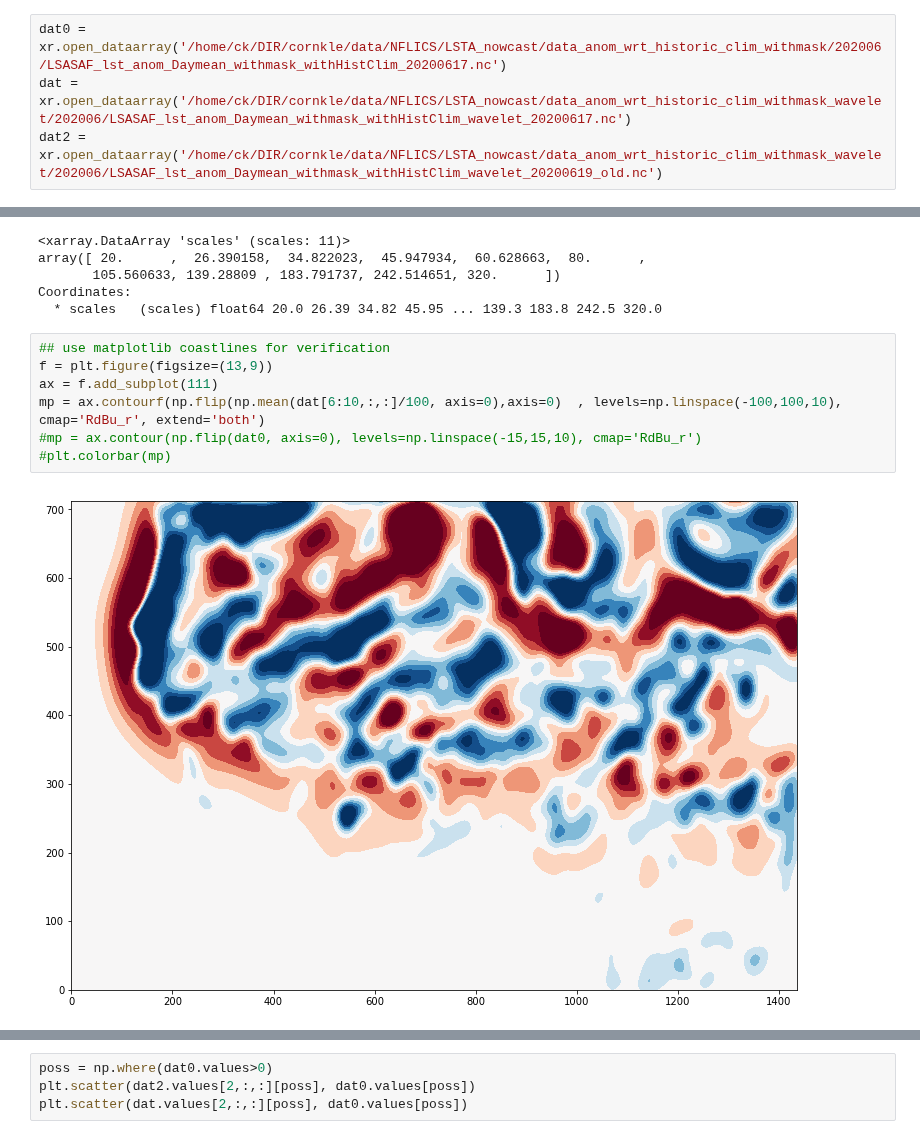
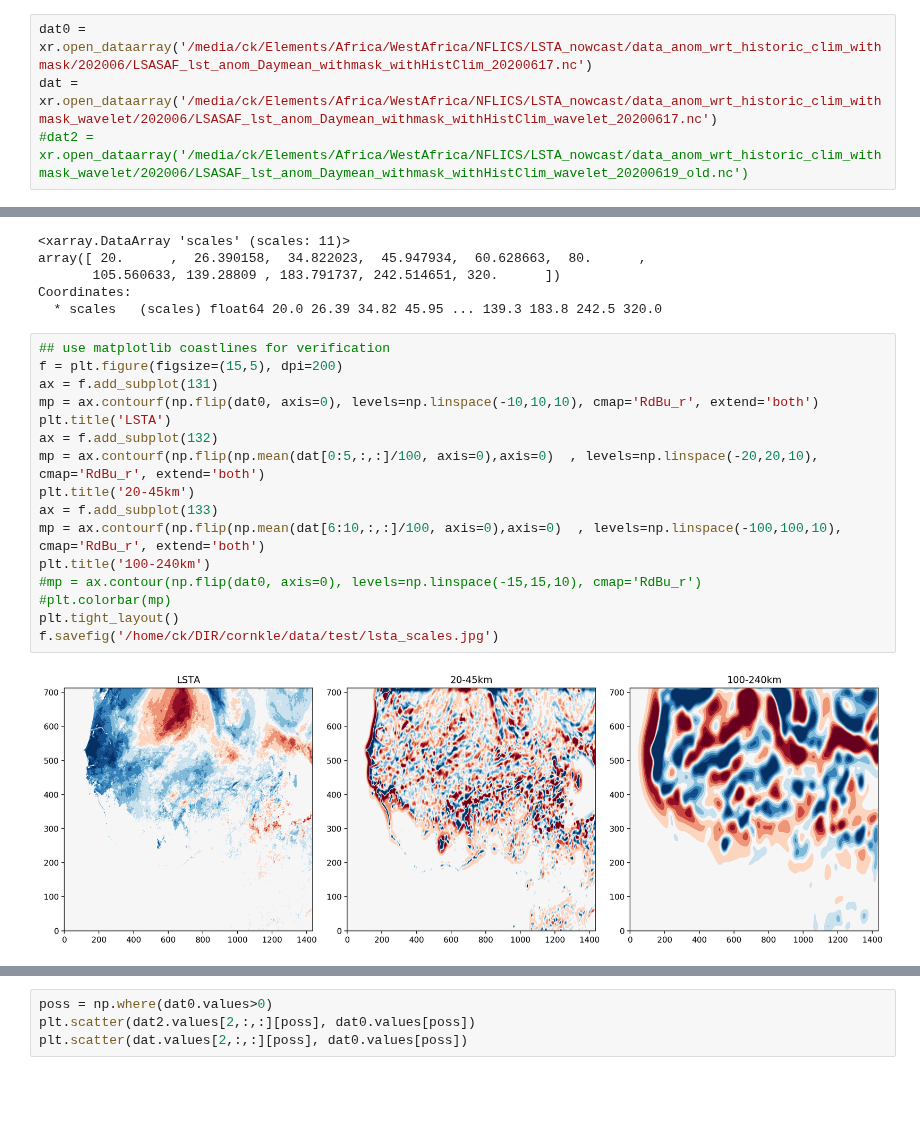
Before and after one commit to cornkle/proj_CEH, a Jupyter notebook: notebooks/NFLICS_nowcastLSTA_wavelet.ipynb, the cells around one changed output, grey strips where cells are left out. Cells and saved outputs as stored; diff of their text form; blank space fills up the shorter version.

```diff
--- a/notebooks/NFLICS_nowcastLSTA_wavelet.ipynb
+++ b/notebooks/NFLICS_nowcastLSTA_wavelet.ipynb
@@ -59,9 +59,9 @@ for ff in filepath:
         print('Did not find ' + outpath)
         print('Out directory not found')
 # %%
-dat0 = xr.open_dataarray('/home/ck/DIR/cornkle/data/NFLICS/LSTA_nowcast/data_anom_wrt_historic_clim_withmask/202006/LSASAF_lst_anom_Daymean_withmask_withHistClim_20200617.nc')
-dat = xr.open_dataarray('/home/ck/DIR/cornkle/data/NFLICS/LSTA_nowcast/data_anom_wrt_historic_clim_withmask_wavelet/202006/LSASAF_lst_anom_Daymean_withmask_withHistClim_wavelet_20200617.nc')
-dat2 = xr.open_dataarray('/home/ck/DIR/cornkle/data/NFLICS/LSTA_nowcast/data_anom_wrt_historic_clim_withmask_wavelet/202006/LSASAF_lst_anom_Daymean_withmask_withHistClim_wavelet_20200619_old.nc')
+dat0 = xr.open_dataarray('/media/ck/Elements/Africa/WestAfrica/NFLICS/LSTA_nowcast/data_anom_wrt_historic_clim_withmask/202006/LSASAF_lst_anom_Daymean_withmask_withHistClim_20200617.nc')
+dat = xr.open_dataarray('/media/ck/Elements/Africa/WestAfrica/NFLICS/LSTA_nowcast/data_anom_wrt_historic_clim_withmask_wavelet/202006/LSASAF_lst_anom_Daymean_withmask_withHistClim_wavelet_20200617.nc')
+#dat2 = xr.open_dataarray('/media/ck/Elements/Africa/WestAfrica/NFLICS/LSTA_nowcast/data_anom_wrt_historic_clim_withmask_wavelet/202006/LSASAF_lst_anom_Daymean_withmask_withHistClim_wavelet_20200619_old.nc')
 # %%
 dat0.values[np.isnan(dat0.values)]=0
 dat0.values[dat0.values>1000]=0
@@ -75,13 +75,22 @@ Coordinates:
   * scales   (scales) float64 20.0 26.39 34.82 45.95 ... 139.3 183.8 242.5 320.0
 # %%
 ## use matplotlib coastlines for verification
-f = plt.figure(figsize=(13,9))
-ax = f.add_subplot(111)
+f = plt.figure(figsize=(15,5), dpi=200)
+ax = f.add_subplot(131)
+mp = ax.contourf(np.flip(dat0, axis=0), levels=np.linspace(-10,10,10), cmap='RdBu_r', extend='both')
+plt.title('LSTA')
+ax = f.add_subplot(132)
+mp = ax.contourf(np.flip(np.mean(dat[0:5,:,:]/100, axis=0),axis=0)  , levels=np.linspace(-20,20,10), cmap='RdBu_r', extend='both')
+plt.title('20-45km')
+ax = f.add_subplot(133)
 mp = ax.contourf(np.flip(np.mean(dat[6:10,:,:]/100, axis=0),axis=0)  , levels=np.linspace(-100,100,10), cmap='RdBu_r', extend='both')
+plt.title('100-240km')
 #mp = ax.contour(np.flip(dat0, axis=0), levels=np.linspace(-15,15,10), cmap='RdBu_r')
 #plt.colorbar(mp)
+plt.tight_layout()
+f.savefig('/home/ck/DIR/cornkle/data/test/lsta_scales.jpg')
 # %% [output]
-[figure, old version]
+[figure, new version]
 # %%
 f = plt.figure(figsize=(13,9))
 ax = f.add_subplot(111)
```
Also changed, not shown: parts of 2 cells of this notebook, 11 other files.
